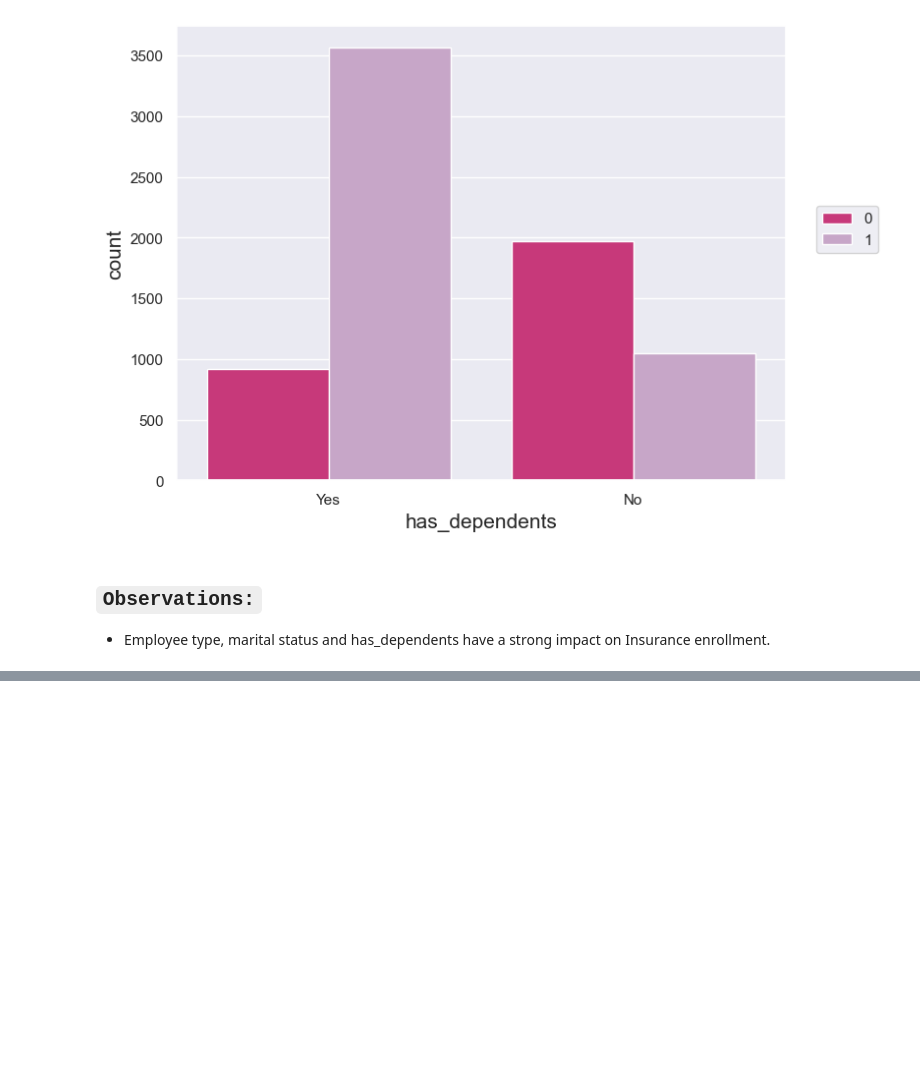
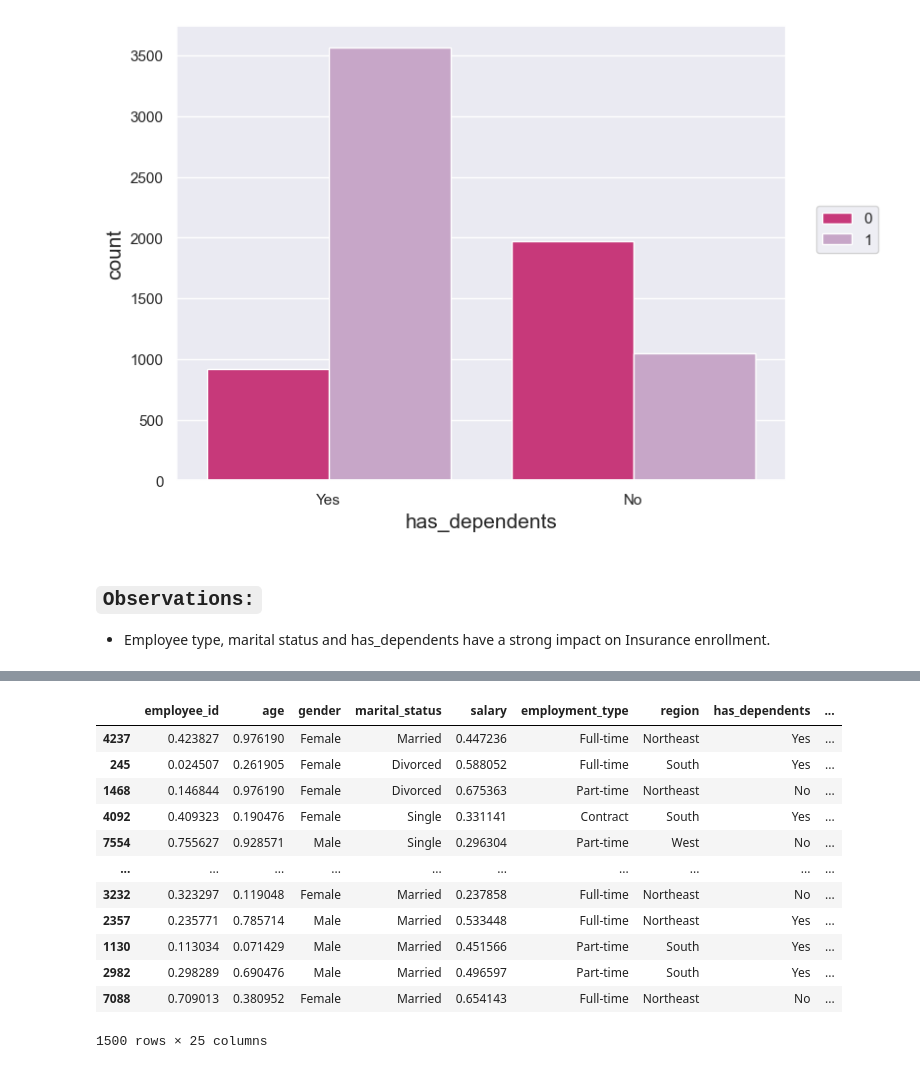
Before and after one commit to tharani001/Insurance-enrollment-prediction, a Jupyter notebook: notebooks/inference.ipynb, the cells around one changed output, grey strips where cells are left out. Cells and saved outputs as stored; diff of their text form; code cells hidden in the pictures; blank space fills up the shorter version.

```diff
--- a/notebooks/inference.ipynb
+++ b/notebooks/inference.ipynb
@@ -406,0 +440,14 @@ for col in categorical_cols:
+# %%
+# copy of training dataset
+train_inputs = train_df[input_cols].copy()
+train_targets = train_df[target_col].copy()
+
+# copy of valdation dataset
+
+val_inputs = val_df[input_cols].copy()
+val_targets = val_df[target_col].copy()
+
+# copy of test dataset
+
+test_inputs = test_df[input_cols].copy()
+test_targets = test_df[target_col].copy()
@@ -406,0 +460,6 @@ for col in categorical_cols:
+# %%
+# Scale numeric features
+scaler = MinMaxScaler().fit(train_df[numeric_cols])
+train_inputs[numeric_cols] = scaler.transform(train_inputs[numeric_cols])
+val_inputs[numeric_cols] = scaler.transform(val_inputs[numeric_cols])
+test_inputs[numeric_cols] = scaler.transform(test_inputs[numeric_cols])
@@ -406,0 +502,20 @@ for col in categorical_cols:
+# %%
+train_inputs[encoded_cols] = encoder.transform(train_inputs[categorical_cols])
+val_inputs[encoded_cols] = encoder.transform(val_inputs[categorical_cols])
+test_inputs[encoded_cols] = encoder.transform(test_inputs[categorical_cols])
+# %%
+test_inputs
+# %% [output]
+|  | employee_id | age | gender | marital_status | salary | employment_type | region | has_dependents | ... |
+| 4237 | 0.423827 | 0.976190 | Female | Married | 0.447236 | Full-time | Northeast | Yes | ... |
+| 245 | 0.024507 | 0.261905 | Female | Divorced | 0.588052 | Full-time | South | Yes | ... |
+| 1468 | 0.146844 | 0.976190 | Female | Divorced | 0.675363 | Part-time | Northeast | No | ... |
+| 4092 | 0.409323 | 0.190476 | Female | Single | 0.331141 | Contract | South | Yes | ... |
+| 7554 | 0.755627 | 0.928571 | Male | Single | 0.296304 | Part-time | West | No | ... |
+| ... | ... | ... | ... | ... | ... | ... | ... | ... | ... |
+| 3232 | 0.323297 | 0.119048 | Female | Married | 0.237858 | Full-time | Northeast | No | ... |
+| 2357 | 0.235771 | 0.785714 | Male | Married | 0.533448 | Full-time | Northeast | Yes | ... |
+| 1130 | 0.113034 | 0.071429 | Male | Married | 0.451566 | Part-time | South | Yes | ... |
+| 2982 | 0.298289 | 0.690476 | Male | Married | 0.496597 | Part-time | South | Yes | ... |
+| 7088 | 0.709013 | 0.380952 | Female | Married | 0.654143 | Full-time | Northeast | No | ... |
+1500 rows × 25 columns
```
Also changed, not shown: parts of 24 cells of this notebook, 5 other files.
